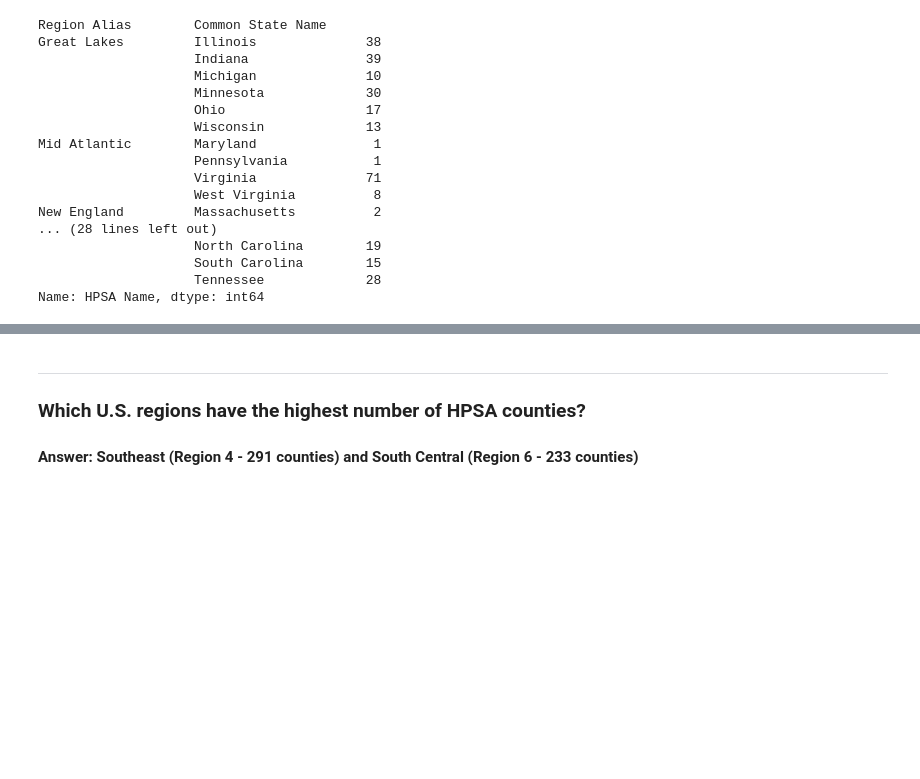
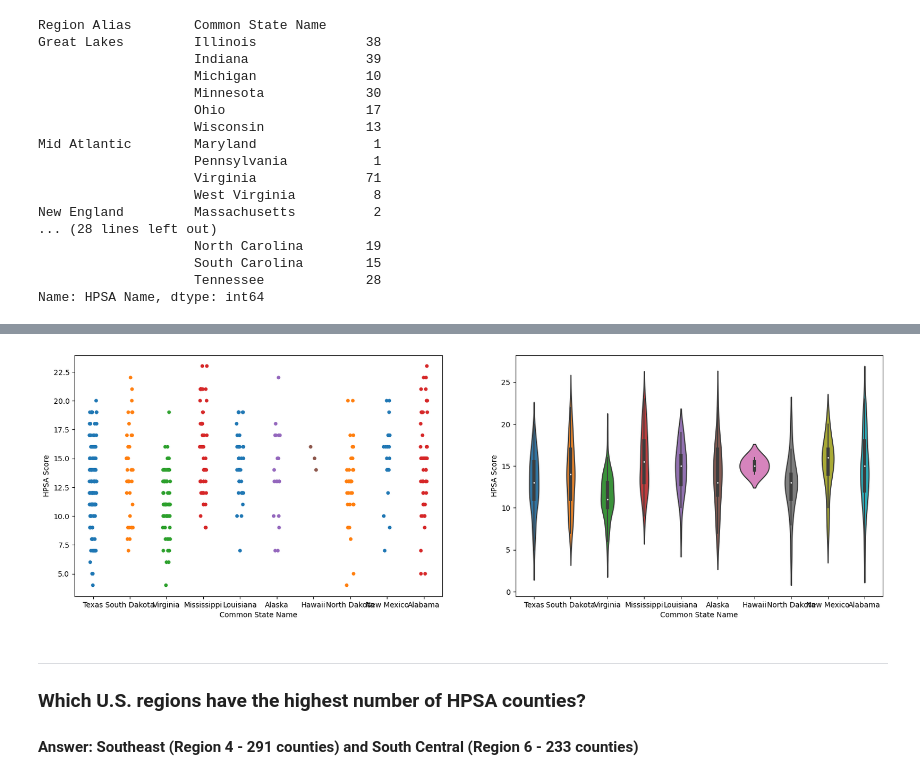
Before and after one commit to valeriemagalong/Healthcare-Shortages, a Jupyter notebook: hpsa_eda.ipynb, the cells around one changed output, grey strips where cells are left out. Saved outputs shown, nothing was run; the diff lists cells and outputs as text; code cells hidden in the pictures; blank space fills up the shorter version.

```diff
--- a/hpsa_eda.ipynb
+++ b/hpsa_eda.ipynb
@@ -121,3 +172,16 @@ Name: HPSA Name, dtype: int64
+# %%
+# Create strip plot and violin plot for HPSA Score by region
+plt.figure(figsize = (20, 6))
+
+plt.subplot(1, 2, 1)
+sns.stripplot(top_ten_df, x = 'Common State Name', y = 'HPSA Score', hue = 'Common Region Name', legend = False)
+
+plt.subplot(1, 2, 2)
+sns.violinplot(top_ten_df, x = 'Common State Name', y = 'HPSA Score')
+
+plt.show()
+# %% [output]
+[figure, added]
 # %% [markdown]
 ---
 ### Which U.S. regions have the highest number of HPSA counties?
```
Also changed, not shown: parts of 16 cells of this notebook.
